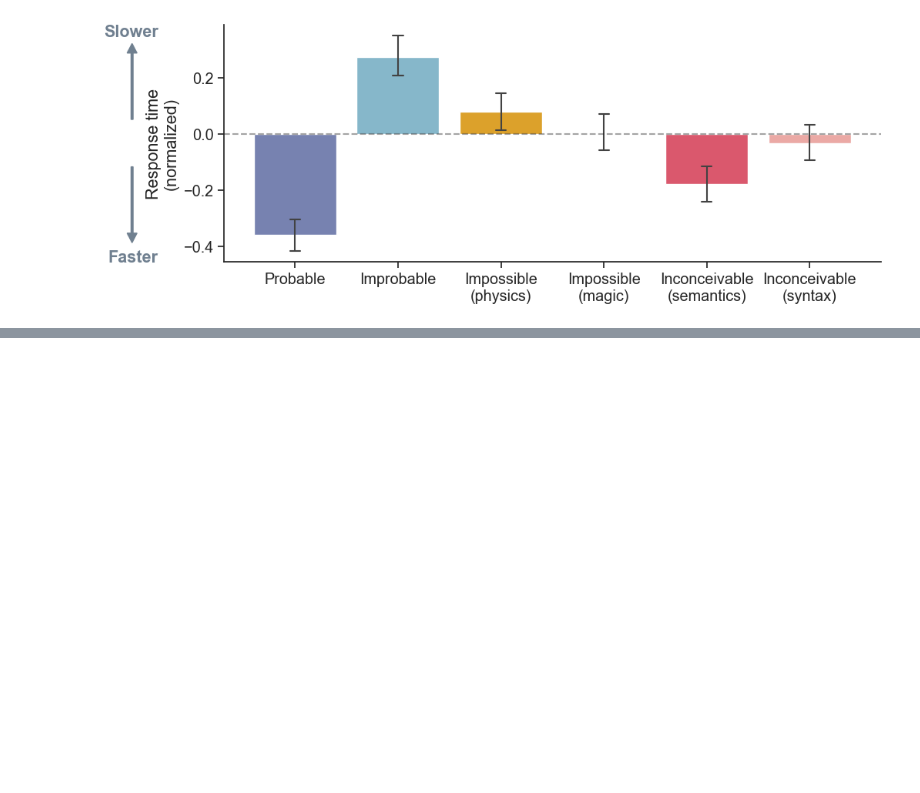
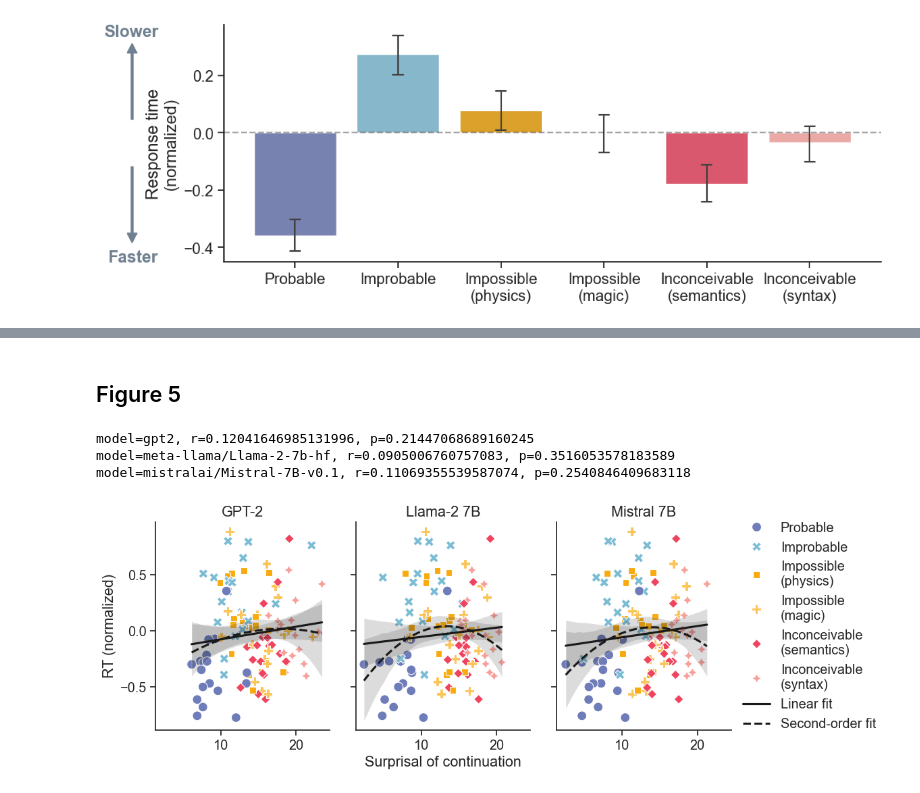
Before and after one commit to jennhu/shades-of-zero, a Jupyter notebook: analysis/figures.ipynb, the cells around one changed output, grey strips where cells are left out. Saved outputs shown, nothing was run; the diff lists cells and outputs as text; code cells hidden in the pictures; blank space fills up the shorter version.

```diff
--- a/analysis/figures.ipynb
+++ b/analysis/figures.ipynb
@@ -513,0 +468,76 @@ render("fig5_exp3_judgment_vs_surprisal.pdf")
+# %% [markdown]
+## Figure 5
+# %%
+def rt_vs_surprisal(model_df, exp3, rt_metric="rt_normalized"):
+    mean_rt = exp3.groupby(["original_item_id", "condition"])[rt_metric].mean()
+    mean_rt = mean_rt.to_frame().reset_index().rename(
+        columns={"original_item_id": "item_id"}
+    ).set_index(["item_id", "condition"])
+
+    fig, axes = plt.subplots(nrows=1, ncols=len(MODELS), sharey=True, sharex=True, figsize=(11,4))
+    for i, ax in enumerate(axes):
+        model = MODELS[i]
+        surp = model_df[model_df.model==model]
+        df = mean_rt.join(surp.set_index(["item_id", "condition"]))
+        ax = sns.scatterplot(
+            data=df,
+            x="continuation_sum_surprisal",
+            y=rt_metric,
+            hue="condition",
+            hue_order=CONDS,
+            palette=COND_PAL,
+            style="condition",
+            style_order=CONDS,
+            s=100,
+            ax=ax
+        )
+        ax = sns.regplot(
+            data=df,
+            x="continuation_sum_surprisal",
+            y=rt_metric,
+            scatter=False,
+            color="k",
+            ax=ax,
+            label="Linear fit"
+        )
+        ax = sns.regplot(
+            data=df,
+            x="continuation_sum_surprisal",
+            y=rt_metric,
+            scatter=False,
+            color="k",
+            ax=ax,
+            order=2,
+            line_kws=dict(linestyle="--"),
+            label="Second-order fit"
+        )
+        r, p = stats.pearsonr(df["continuation_sum_surprisal"], df[rt_metric])
+        print(f"model={model}, r={r}, p={p}")
+        ax.set_title(PRETTY_MODELS[i])
+        sns.despine()
+        if i == 1:
+            ax.set_xlabel("Surprisal of continuation")
+        else:
+            ax.set_xlabel("")
+        if i == 0:
+            if rt_metric == "rt":
+                ax.set_ylabel("RT (ms)")
+            else:
+                ax.set_ylabel("RT (normalized)")
+        else:
+            ax.set_ylabel("")
+        if i != 2:
+            ax.get_legend().remove()
+        else:
+            handles, labels = ax.get_legend_handles_labels()
+            labels = [PRETTY_COND_MAP[l].replace(" ", "\n") for l in labels[:-2]] + labels[-2:]
+            ax.legend(handles, labels, loc='center left', bbox_to_anchor=(1, 0.5), frameon=False)
+
+rt_vs_surprisal(model_df, exp3_no_rt_outlier)
+plt.subplots_adjust(wspace=0.15)
+render("fig5_exp3_rt_vs_surprisal.pdf")
+# %% [output]
+model=gpt2, r=0.12041646985131996, p=0.21447068689160245
+model=meta-llama/Llama-2-7b-hf, r=0.0905006760757083, p=0.3516053578183589
+model=mistralai/Mistral-7B-v0.1, r=0.11069355539587074, p=0.2540846409683118
+[figure, added]
```
Also changed, not shown: parts of 10 cells of this notebook, 8 other files.
